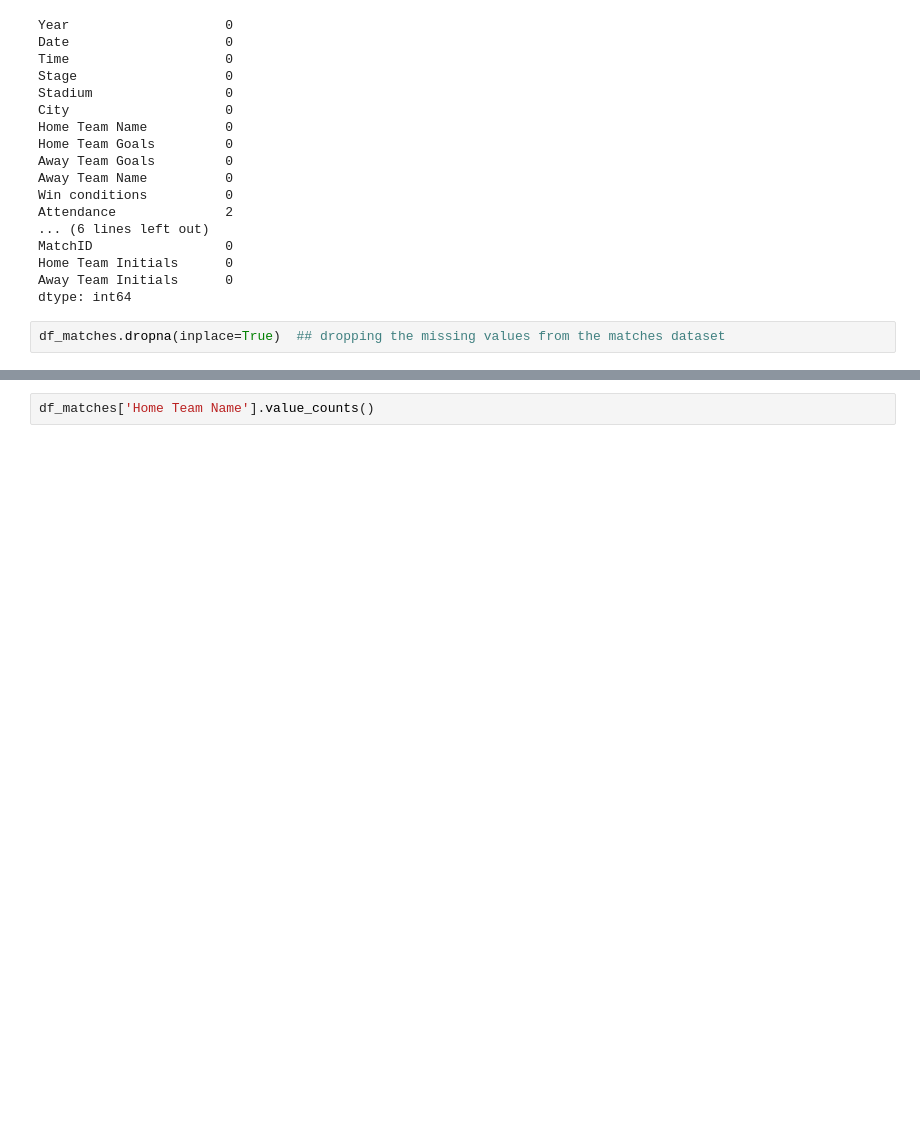
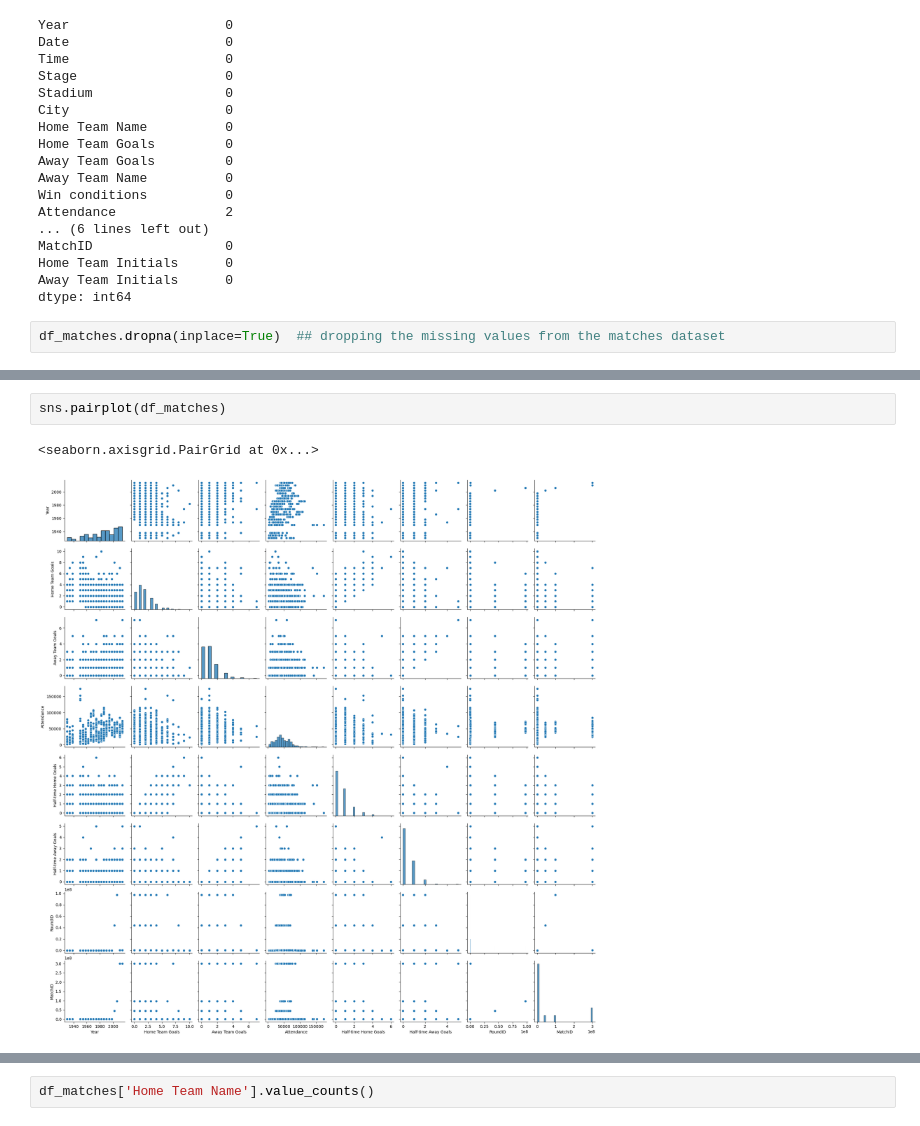
Before and after one commit to Adroit10/FIFA-World-Cup-Analysis, a Jupyter notebook: EDA.ipynb, the cells around one changed output, grey strips where cells are left out. Saved outputs shown, nothing was run; the diff lists cells and outputs as text; blank space fills up the shorter version.

```diff
--- a/EDA.ipynb
+++ b/EDA.ipynb
@@ -132,0 +157,5 @@ df_matches.dropna(inplace=True)  ## dropping the missing values from the matches
+# %%
+sns.pairplot(df_matches)
+# %% [output]
+<seaborn.axisgrid.PairGrid at 0x...>
+[figure, added]
```
Also changed, not shown: parts of 13 cells of this notebook.
